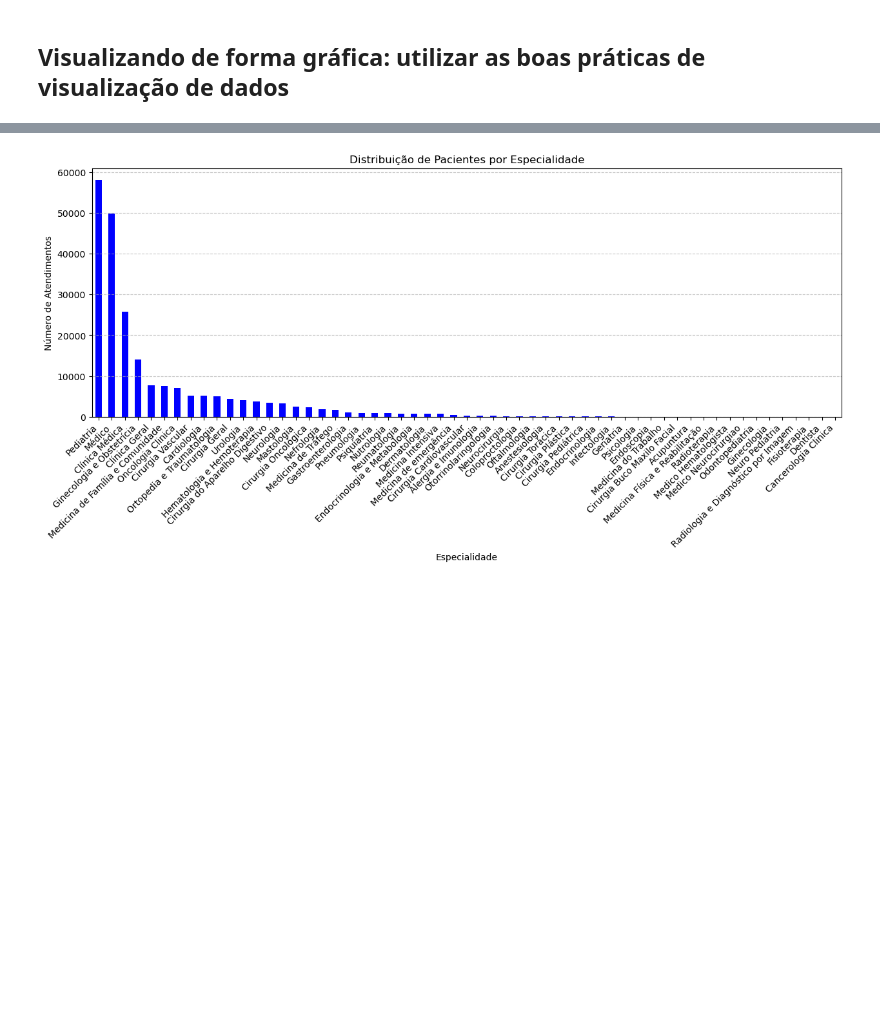
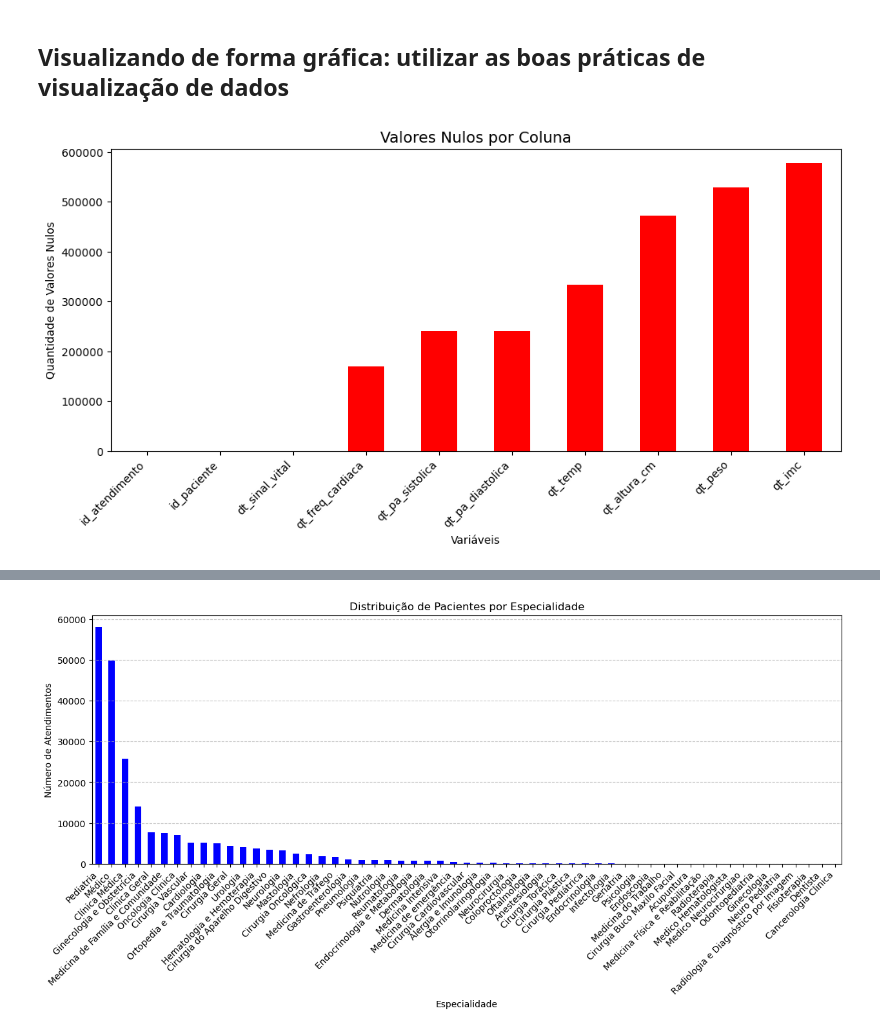
Before and after one commit to lfHagy/topicosUnimed, a Jupyter notebook: Desafio2.ipynb, the cells around one changed output, grey strips where cells are left out. Cells and saved outputs as stored; diff of their text form; code cells hidden in the pictures; blank space fills up the shorter version.

```diff
--- a/Desafio2.ipynb
+++ b/Desafio2.ipynb
@@ -233,2 +262,16 @@ max              2024-12-18 09:11:16
 # %% [markdown]
 ## Visualizando de forma gráfica: utilizar as boas práticas de visualização de dados
+# %%
+# evitamos usar a tabela de sinais vitais, pois tem nulos em excesso
+nulos_sinais = sinais.isnull().sum()
+plt.figure(figsize=(12, 5))
+nulos_sinais.sort_values().plot(kind='bar', color='red')
+
+plt.title('Valores Nulos por Coluna', fontsize=14)
+plt.xlabel('Variáveis')
+plt.ylabel('Quantidade de Valores Nulos')
+plt.xticks(rotation=45, ha='right')
+
+plt.show()
+# %% [output]
+[figure, added]
```
Also changed, not shown: parts of 23 cells of this notebook.
